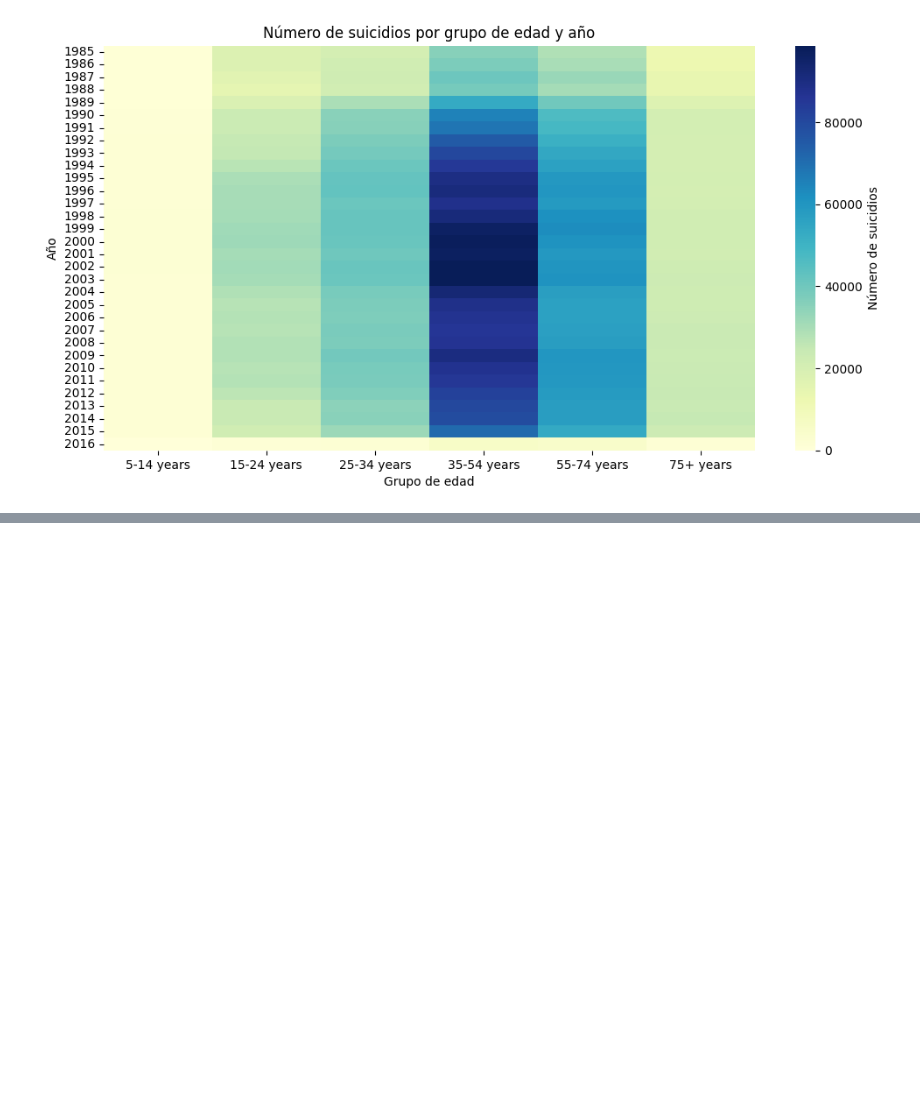
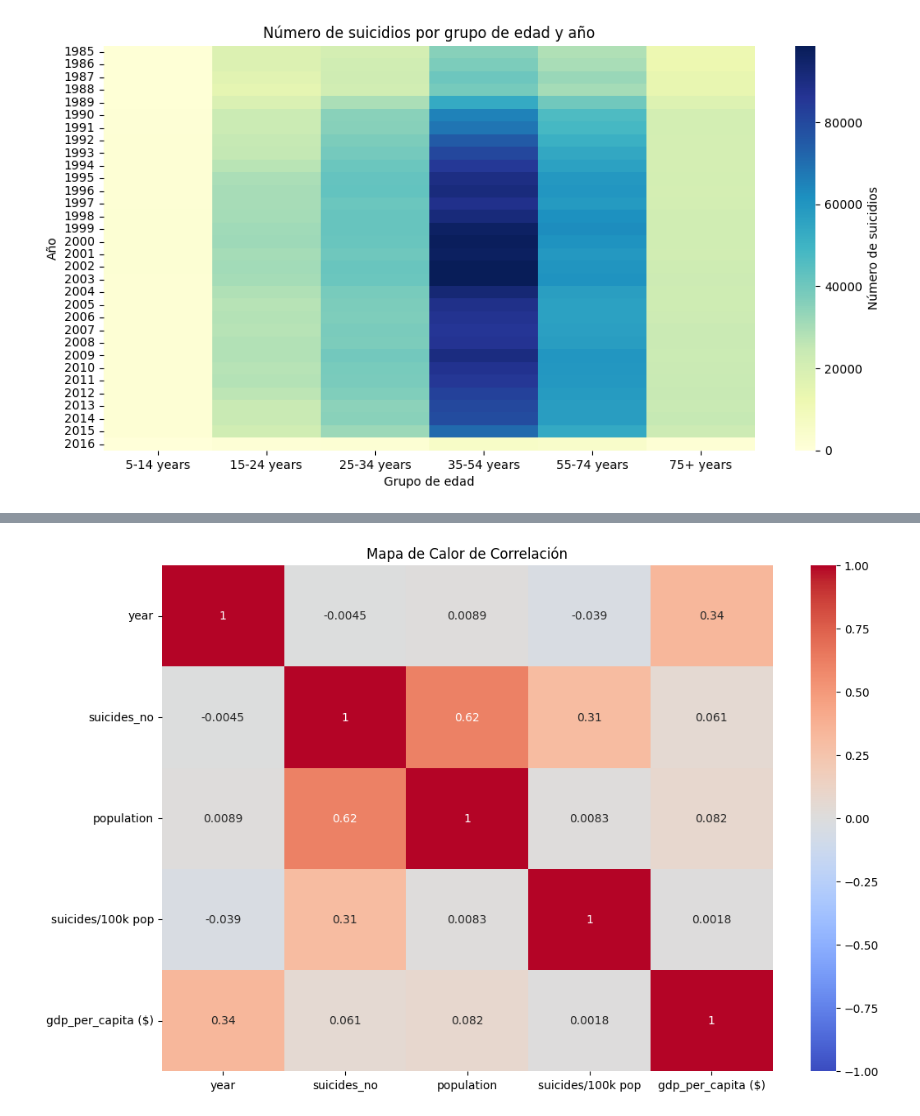
Before and after one commit to CarolinaPerez01/EDA, a Jupyter notebook: eda.ipynb, the cells around one changed output, grey strips where cells are left out. Saved outputs shown, nothing was run; the diff lists cells and outputs as text; code cells hidden in the pictures; blank space fills up the shorter version.

```diff
--- a/eda.ipynb
+++ b/eda.ipynb
@@ -269,0 +291,11 @@ Passing `palette` without assigning `hue` is deprecated and will be removed in v
+# %%
+# Seleccionar solo las columnas numéricas antes de calcular la correlación
+correlation_matrix = tasa_suicidios.select_dtypes(include=['float', 'int']).corr()
+
+# Graficar el mapa de calor de correlación
+plt.figure(figsize=(12, 8))
+sns.heatmap(correlation_matrix, annot=True, cmap='coolwarm', vmin=-1, vmax=1)
+plt.title('Mapa de Calor de Correlación')
+plt.show()
+# %% [output]
+[figure, added]
```
Also changed, not shown: parts of 9 cells of this notebook.
